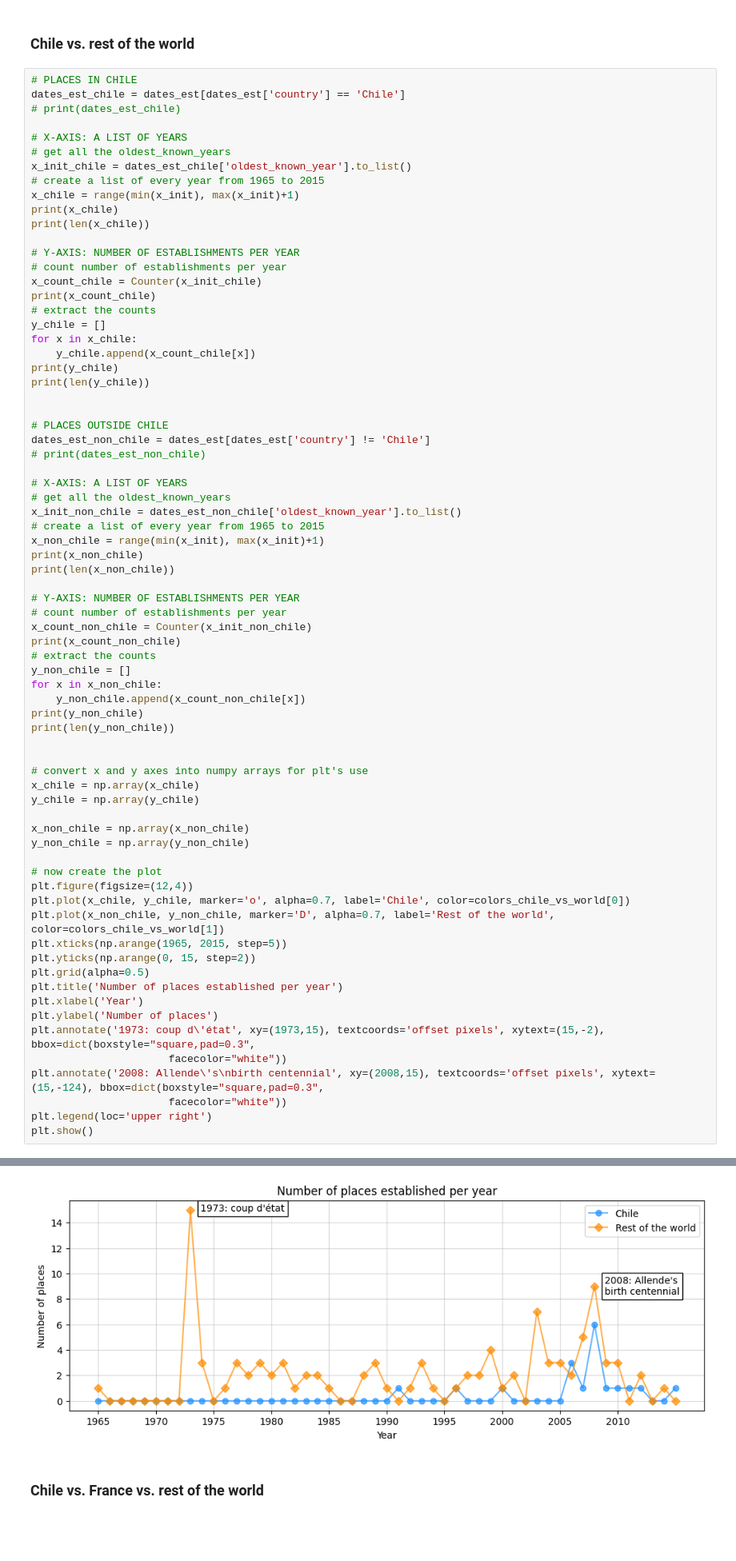
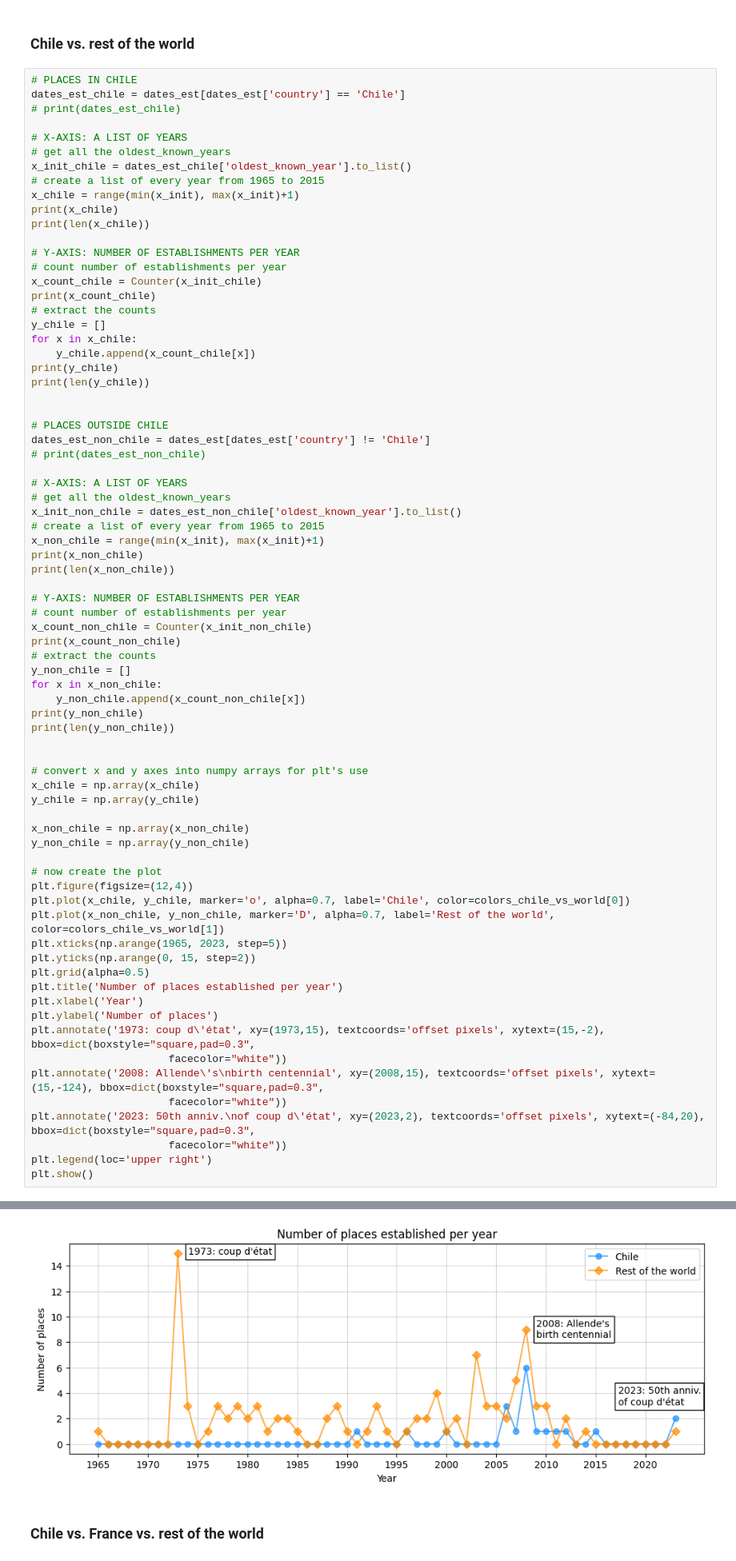
Before and after one commit to jamiegcan/a-place-for-salvador-allende, a Jupyter notebook: src/a_place_for_salvador_allende_data_visualizations.ipynb, the cells around one changed output, grey strips where cells are left out. Shown at 80% size. Cells and saved outputs as stored; diff of their text form; blank space fills up the shorter version.

```diff
--- a/src/a_place_for_salvador_allende_data_visualizations.ipynb
+++ b/src/a_place_for_salvador_allende_data_visualizations.ipynb
@@ -557,7 +559,7 @@ y_non_chile = np.array(y_non_chile)
 plt.figure(figsize=(12,4))
 plt.plot(x_chile, y_chile, marker='o', alpha=0.7, label='Chile', color=colors_chile_vs_world[0])
 plt.plot(x_non_chile, y_non_chile, marker='D', alpha=0.7, label='Rest of the world', color=colors_chile_vs_world[1])
-plt.xticks(np.arange(1965, 2015, step=5))
+plt.xticks(np.arange(1965, 2023, step=5))
 plt.yticks(np.arange(0, 15, step=2))
 plt.grid(alpha=0.5)
 plt.title('Number of places established per year')
@@ -567,6 +569,8 @@ plt.annotate('1973: coup d\'état', xy=(1973,15), textcoords='offset pixels', xy
                       facecolor="white"))
 plt.annotate('2008: Allende\'s\nbirth centennial', xy=(2008,15), textcoords='offset pixels', xytext=(15,-124), bbox=dict(boxstyle="square,pad=0.3",
                       facecolor="white"))
+plt.annotate('2023: 50th anniv.\nof coup d\'état', xy=(2023,2), textcoords='offset pixels', xytext=(-84,20), bbox=dict(boxstyle="square,pad=0.3",
+                      facecolor="white"))
 plt.legend(loc='upper right')
 plt.show()
 # %% [output]
@@ -583,4 +587,4 @@ Counter({1973: 15, 2008: 9, 2003: 7, 2007: 5, 1999: 4, 1989: 3, 2005: 3, 2004: 3
-[figure, old version]
+[figure, new version]
 # %% [markdown]
 ### Chile vs. France vs. rest of the world
 # %%
```
Also changed, not shown: parts of 13 cells of this notebook, 41 other files.
